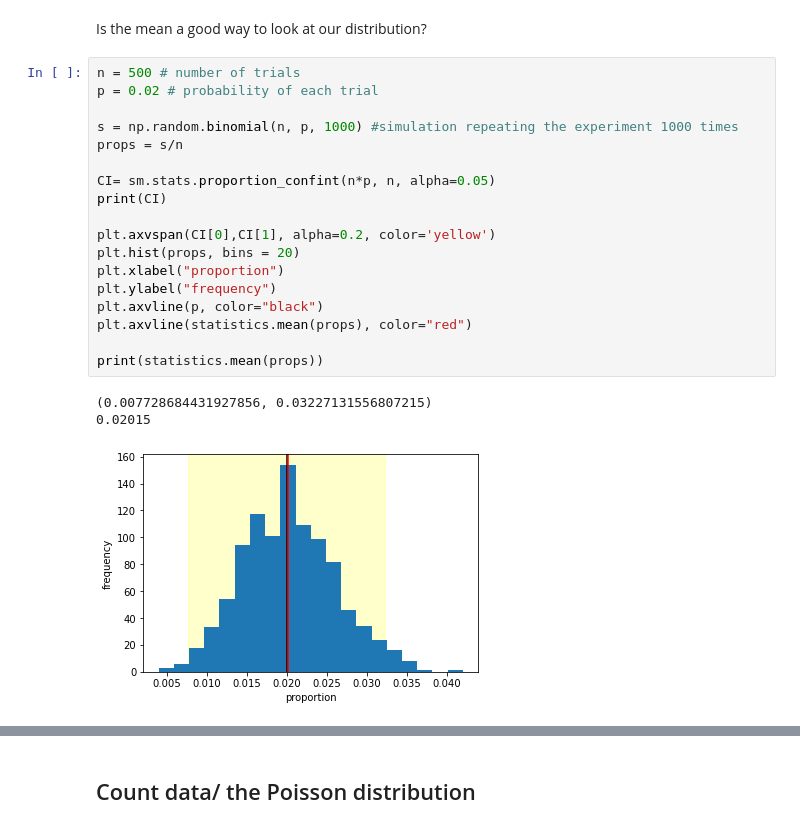
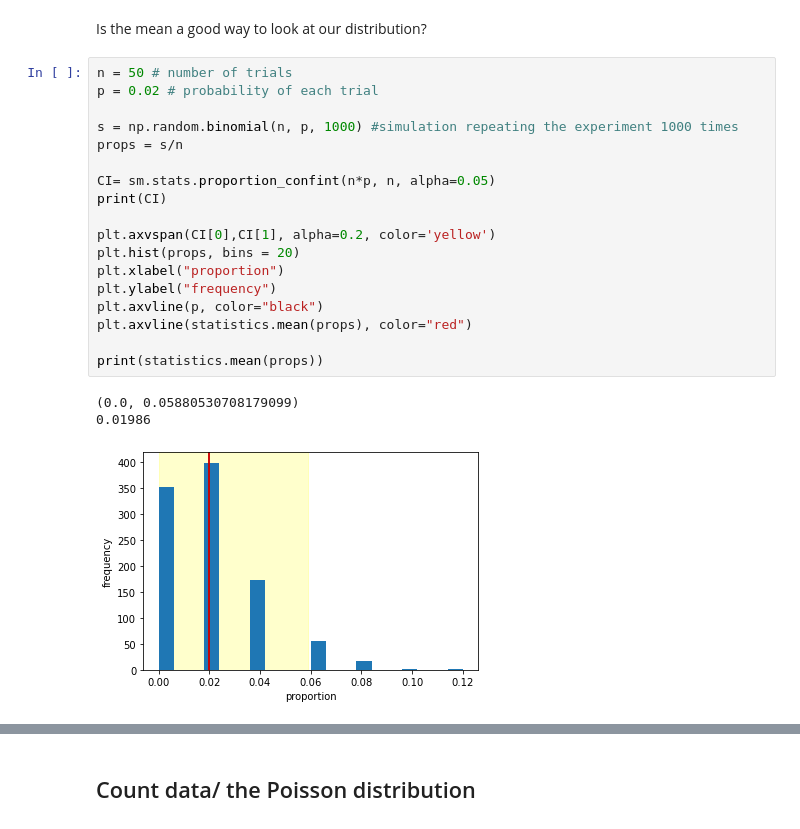
Before and after one commit to BiAPoL/Bio-image_Analysis_with_Python, a Jupyter notebook: biostatistics/stats2.ipynb, the cells around one changed output, grey strips where cells are left out. Cells and saved outputs as stored; diff of their text form.

```diff
--- a/biostatistics/stats2.ipynb
+++ b/biostatistics/stats2.ipynb
@@ -104,24 +104,24 @@ print(statistics.mean(props))
 # %% [markdown]
 Is the mean a good way to look at our distribution?
 # %%
-n = 500 # number of trials
+n = 50 # number of trials
 p = 0.02 # probability of each trial
 
 s = np.random.binomial(n, p, 1000) #simulation repeating the experiment 1000 times
 props = s/n
 
 CI= sm.stats.proportion_confint(n*p, n, alpha=0.05)
 print(CI)
 
 plt.axvspan(CI[0],CI[1], alpha=0.2, color='yellow')
 plt.hist(props, bins = 20)
 plt.xlabel("proportion")
 plt.ylabel("frequency")
 plt.axvline(p, color="black")
 plt.axvline(statistics.mean(props), color="red")
 
 print(statistics.mean(props))
 # %% [output]
-(0.007728684431927856, 0.03227131556807215)
-0.02015
+(0.0, 0.05880530708179099)
+0.01986
-[figure, old version]
+[figure, new version]
```
Also changed, not shown: parts of 5 cells of this notebook.
